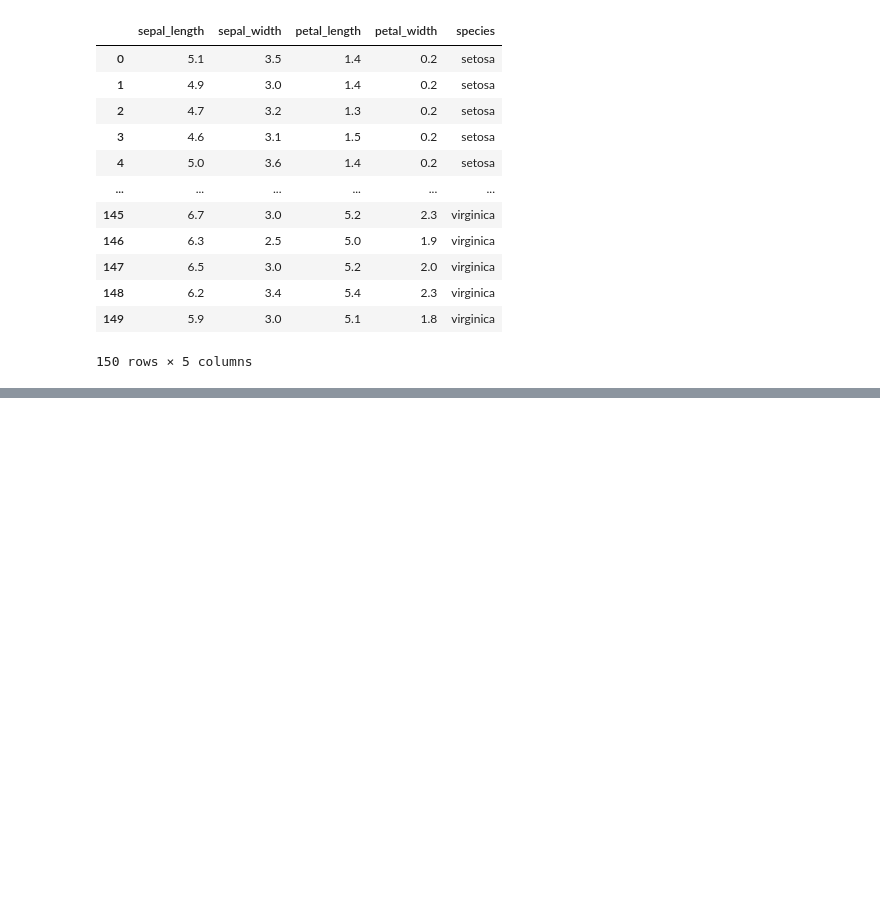
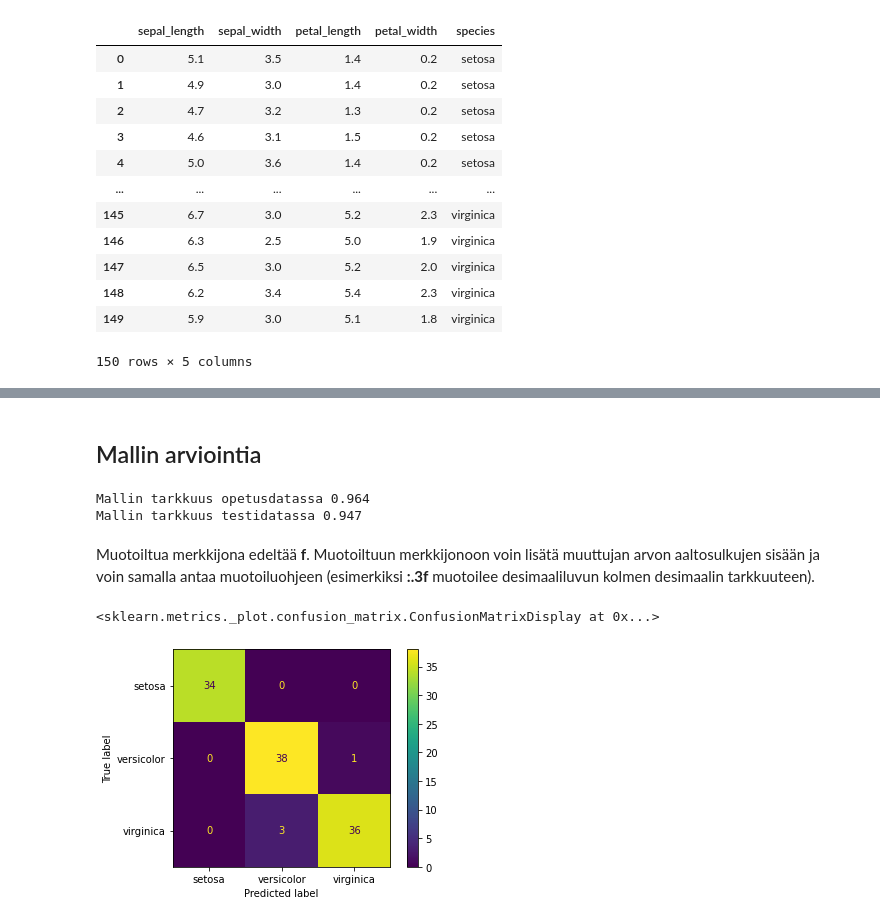
Before and after one commit to taanila/koneoppiminen, a Jupyter notebook: iris.ipynb, the cells around one changed output, grey strips where cells are left out. Cells and saved outputs as stored; diff of their text form; code cells hidden in the pictures; blank space fills up the shorter version.

Commit message:
Ensimmäinen esimerkki luokittelumallista (päätöspuu)

```diff
--- a/iris.ipynb
+++ b/iris.ipynb
@@ -192,0 +105,4 @@ Data-analytiikka Pythonilla: https://tilastoapu.wordpress.com/python/
+# %%
+# Päätöspuumallin sovitus
+malli = DecisionTreeClassifier(max_depth = 2, random_state = 2)
+malli.fit(X_train, y_train)
@@ -192,0 +117,24 @@ Data-analytiikka Pythonilla: https://tilastoapu.wordpress.com/python/
+# %% [markdown]
+## Mallin arviointia
+# %%
+# Mallien mukaisten ennusteiden laskeminen opetusdatalle ja testidatalle:
+y_train_malli = malli.predict(X_train)
+y_test_malli = malli.predict(X_test)
+
+print(f'Mallin tarkkuus opetusdatassa {accuracy_score(y_train, y_train_malli):.3f}')
+print(f'Mallin tarkkuus testidatassa {accuracy_score(y_test, y_test_malli):.3f}')
+# %% [output]
+Mallin tarkkuus opetusdatassa 0.964
+Mallin tarkkuus testidatassa 0.947
+# %% [markdown]
+Muotoiltua merkkijona edeltää **f**. Muotoiltuun merkkijonoon voin lisätä muuttujan arvon aaltosulkujen sisään ja voin samalla antaa muotoiluohjeen (esimerkiksi **:.3f** muotoilee desimaaliluvun kolmen desimaalin tarkkuuteen).
+# %%
+# Confusion-matriisi opetusdatalle
+cm = confusion_matrix(y_train, y_train_malli)
+ConfusionMatrixDisplay(confusion_matrix = cm, display_labels = ['setosa', 'versicolor', 'virginica']).plot()
+
+# Vanhemmissa versioissa toimii seuraava:
+#plot_confusion_matrix(malli, X_train, y_train)
+# %% [output]
+<sklearn.metrics._plot.confusion_matrix.ConfusionMatrixDisplay at 0x...>
+[figure, added]
```
Also changed, not shown: parts of 38 cells of this notebook.
